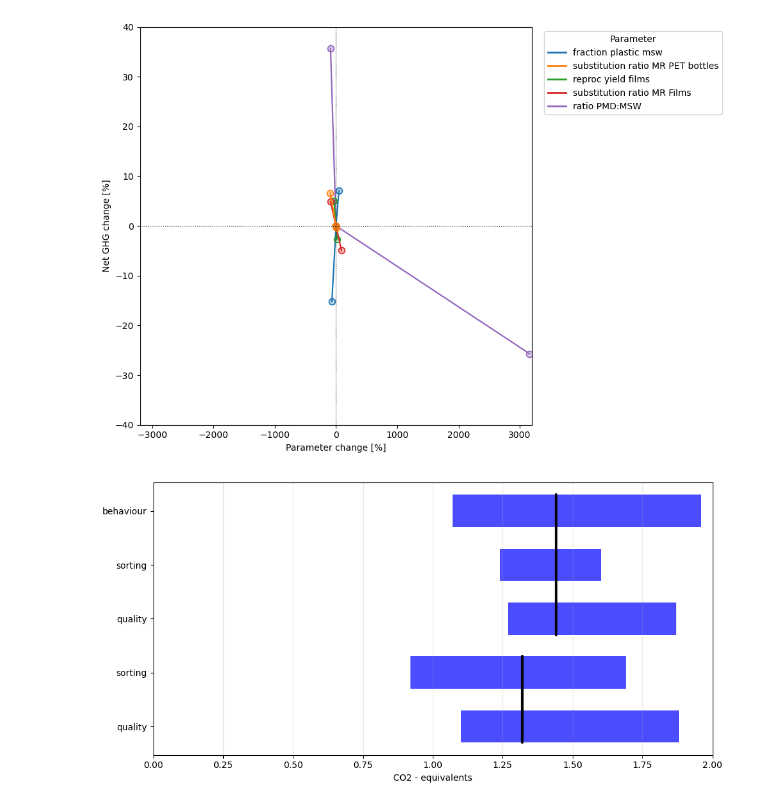
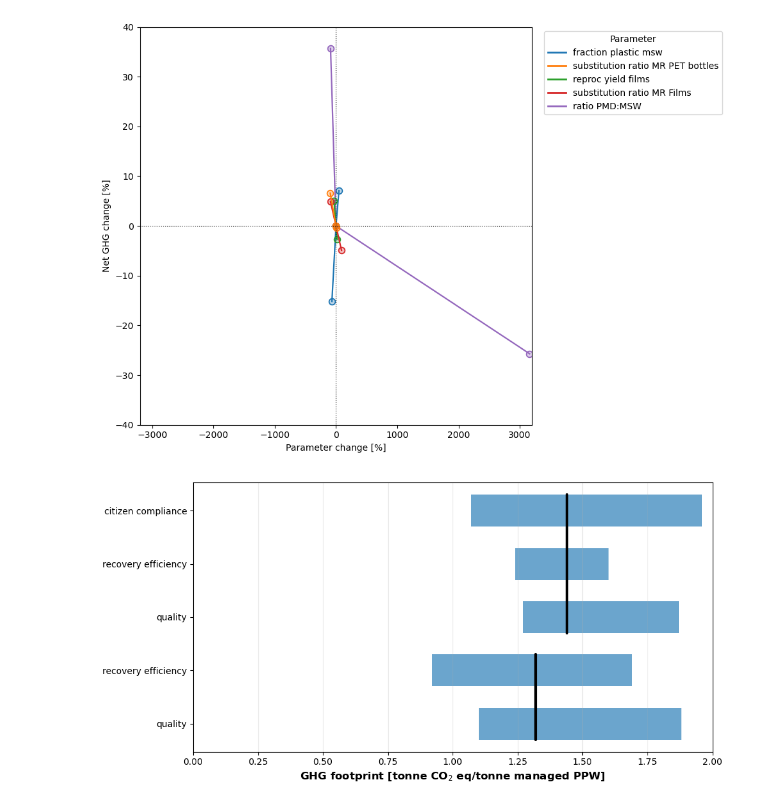
Before and after one commit to rmrichie/pre-post-ghg, a Jupyter notebook: Notebook/pre-post-ghg-notebook.ipynb, the cells around one changed output. Cells and saved outputs as stored; diff of their text form; code cells hidden in the pictures.

```diff
--- a/Notebook/pre-post-ghg-notebook.ipynb
+++ b/Notebook/pre-post-ghg-notebook.ipynb
@@ -1626,16 +1646,8 @@ total_pre_I = mass_flows_pre["I"].sum()
 
 perct_MR = (total_pre_MR / 1000)*100
 perct_I = (total_pre_I/1000)*100
+print("perct_MR")
 print(perct_MR)
+print("perct_I")
 print(perct_I)
-fig, ax = plt.subplots(figsize=(1,3))
-ax.bar('all plastics', perct_MR, label = "% MR")
-ax.bar('all plastics', perct_I, bottom=perct_MR, label = "% I")
-ax.legend(loc='upper left')
-plt.ylabel("%")
-
-#create timstamp
-timestamp = datetime.datetime.now().strftime("%Y%m%d_%H%M%S")
-plt.savefig(f'recycling_percentage_pre_{timestamp}.png', bbox_inches='tight')
-plt.show()
 # %% [output]
@@ -1994,6 +1811,6 @@ Pre_Cur_Def       -88.807697            0.000000         0.000000
 # %%
-# read excel
-net_impacts_sens = pd.read_excel("net_impacts_sens.xlsx")
+# read excel for input figure, percentual changes between parameter values and footprint values were calculated in excel
+net_impacts_sens = pd.read_excel("net_impacts_sens_input_figure.xlsx")
 
 # check if excel is read as expected
 print(net_impacts_sens[["scenario", "parameter", "param_pct_change", "net_pct_change"]].head())
@@ -2083,11 +1893,10 @@ plt.show()
 [figure]
 [figure]
 # %%
-# carbon footprint sensitivity
+# Making the figure for the grouped parameter sensitivity
 
 
 # Read the excel file
-# Expected columns: scenario, parameter, carbon_footprint
 df = pd.read_excel('net_impacts_sens_grouped.xlsx')
 
 # Create figure and axis
@@ -2100,11 +1909,10 @@ parameters = df['parameter'].unique()
 # Define markers and colours
 param_colors = {
     'current': 'black',
-    'behaviour': 'blue',
-    'sorting': 'blue',
-    'quality': 'blue'
+    'citizen compliance': '#2c7fb8',
+    'recovery efficiency': '#2c7fb8',
+    'quality': '#2c7fb8'
 }
-
 
 bar_height = 0.6  # height of each parameter bar
 
@@ -2153,37 +1961,38 @@ for scenario in scenarios:
             # Find first and last y for this scenario
             # We can compute how many bars we added for this scenario:
             n_bars_scenario = sum(
-                1 for param in bar_parameters
-                if len(scenario_data[scenario_data['parameter'] == param]) > 0
+                1 for param in parameters
+                if param != 'current'
+                and len(scenario_data[scenario_data['parameter'] == param]) > 0
             )
             if n_bars_scenario > 0:
                 y_start = current_y - n_bars_scenario
-                y_end = current_y - 0.0
+                y_end = current_y
                 # Draw vertical line through this scenario's block
                 ax.plot(
                     [cf_current, cf_current],
                     [y_start - 0.3, y_end - 0.7],
                     color=param_colors.get('current', 'black'),
                     linewidth=3,
                     solid_capstyle='round',
                     label='current (baseline)'
                 )
 
 
 # Set y-axis to show scenario + parameter labels
 ax.set_yticks(y_ticks)
 ax.set_yticklabels(y_labels)
 ax.invert_yaxis()
 
 # Labels and title
-ax.set_xlabel('CO2 - equivalents')
+ax.set_xlabel("GHG footprint [tonne CO$_2$ eq/tonne managed PPW]", fontsize = 12, fontweight='bold')
 ax.set_xlim(0,2)
 
 # Add grid for readability
 ax.grid(axis='x', alpha=0.3)
 
 plt.tight_layout()
 # plt.savefig('carbon_footprint_ranges_baseline.png', dpi=300)
 plt.show()
 # %% [output]
-[figure, old version]
+[figure, new version]
```
Also changed, not shown: parts of 44 cells of this notebook, 4 other files.
